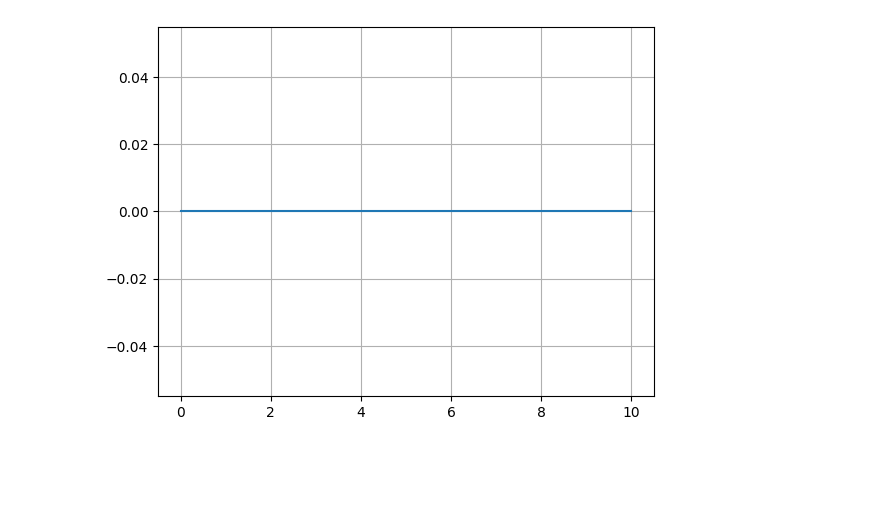
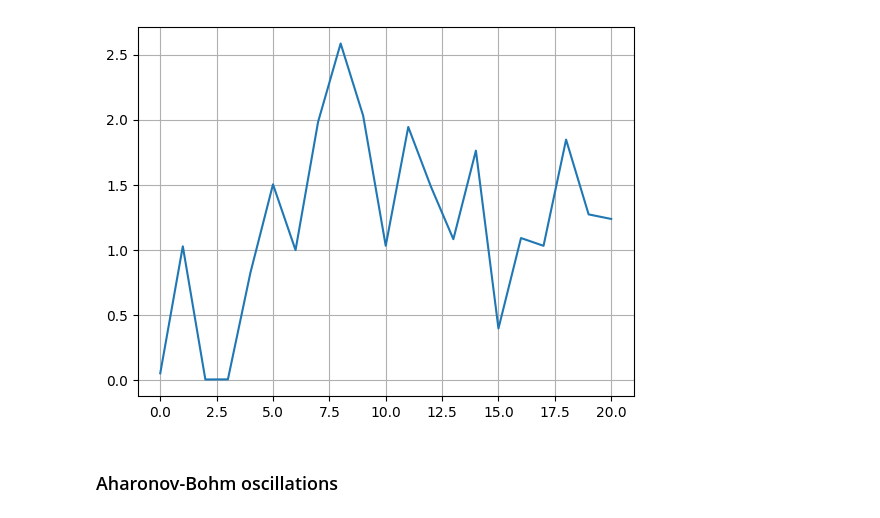
Before and after one commit to colinrenard/LELEC2710, a Jupyter notebook: SLG_Test_Marcello.ipynb, the cells around one changed output. Saved outputs shown, nothing was run; the diff lists cells and outputs as text; code cells hidden in the pictures; blank space fills up the shorter version.

```diff
--- a/SLG_Test_Marcello.ipynb
+++ b/SLG_Test_Marcello.ipynb
@@ -53,6 +53,7 @@ def potential(site, Vcnt, Vbg):
 s = 20
 a = 1/(4*np.sqrt(3)) * s
 t = 3 / s
+Ef = 0.1
 
 W = 360
 L = 360
@@ -69,21 +70,6 @@ pot = 5
 #    else:
 #        return V_bg
 
-def cnt_region(site):
-    x, y = site.pos
-    return -W_lead//2 < y < W_lead//2
-
-def cnt_potential(site, V_cnt, sigma=10):
-    x, y = site.pos
-    if -W_lead//2 < y < W_lead//2:
-        #r = np.sqrt(x**2 + y**2)  # radial distance from CNT center
-        #return V_cnt * np.exp(-r**2 / (2 * sigma**2))
-        return V_cnt
-    return 0
-
-def onsite_potential(site, V_cnt, V_bg):
-    return cnt_potential(site, V_cnt) + V_bg  # Combine potentials
-
 def rect(pos):
     x, y = pos
     if -L/2 < x < L/2 and -W/2 < y < W/2:
@@ -99,41 +85,41 @@ def lead_vertical(pos, W=W_lead):
     x, y = pos
     return -W/2 < y < W/2
 
-def system_maker(V_cnt):
+def system_maker(V_cnt_in, V_bg_in):
     lattice = kwant.lattice.general([(np.sqrt(3)*a, 0), (0, 3*a)], [(a*np.sqrt(3)/2, 0), (0, a/2), (0, 3*a/2)\
                                                                      , (a*np.sqrt(3)/2, 2*a)], norbs = 1)
     A, B, C, D = lattice.sublattices
     sys = kwant.Builder()
     hoppings = (((0, 0), B, A), ((0, 0), C, B), ((0, 0), D, C), ((-1, 0), A, B), ((-1, 0), D, C),((0, 1), A, D))
-    sys[lattice.shape(rect, (0,0))] = lambda ss: potential(ss, V_cnt, V_bg)
+    sys[lattice.shape(rect, (0,0))] = lambda ss: potential(ss, V_cnt_in, V_bg_in)
     sys[[kwant.builder.HoppingKind(*hopping) for hopping in hoppings]] = -t
     sys.eradicate_dangling()
 
     # Create leads
     sym0 = kwant.TranslationalSymmetry(lattice.vec((-1, 0)))
     lead0 = kwant.Builder(sym0)
-    lead0[lattice.shape(lead_vertical, (0, 0))] = 0
+    lead0[lattice.shape(lead_vertical, (0, 0))] = lambda ss: potential(ss, V_cnt_in, V_bg_in)
     lead0[lattice.neighbors()]= -t
     lead0.eradicate_dangling()
     sys.attach_lead(lead0)
 
     sym1 = kwant.TranslationalSymmetry(lattice.vec((1, 0)))
     lead1 = kwant.Builder(sym1)
-    lead1[lattice.shape(lead_vertical, (0, 0))] = 0
+    lead1[lattice.shape(lead_vertical, (0, 0))] = lambda ss: potential(ss, V_cnt_in, V_bg_in)
     lead1[lattice.neighbors()] = -t
     lead1.eradicate_dangling()
     sys.attach_lead(lead1)
 
     sym2 = kwant.TranslationalSymmetry(lattice.vec((0, 1)))
     lead2 = kwant.Builder(sym2)
-    lead2[lattice.shape(lead_horizontal, (0, 0))] = 0
+    lead2[lattice.shape(lead_horizontal, (0, 0))] = lambda ss: potential(ss, V_cnt_in, V_bg_in)
     lead2[lattice.neighbors()] = -t
     lead2.eradicate_dangling()
     sys.attach_lead(lead2)
 
     sym3 = kwant.TranslationalSymmetry(lattice.vec((0, -1)))
     lead3 = kwant.Builder(sym3)
-    lead3[lattice.shape(lead_horizontal, (0, 0))] = 0
+    lead3[lattice.shape(lead_horizontal, (0, 0))] = lambda ss: potential(ss, V_cnt_in, V_bg_in)
     lead3[lattice.neighbors()] = -t
     lead3.eradicate_dangling()
     sys.attach_lead(lead3)
@@ -151,21 +147,25 @@ The plotted data contains 1.66% of values overflowing upper limit 0.251662
 # %%
 # Function to compute conductance
 def compute_conductance(system, energy):
     smatrix = kwant.smatrix(system, energy)
     return smatrix.transmission(1, 0)
 
+# in_leads=[0], out_leads=[1,2,3])
+
 # Main simulation
-V_cnt_range = np.linspace(0, 10, 10)
+V_cnt_range = np.linspace(0, 20, 21)
 conductances = []
 #energies = np.linspace(-0.1, 0.1, 10)
-energies = 0.8
-for V_cnt in V_cnt_range:
-    sys = system_maker(V_cnt)
+energy = Ef
+for V_cnt_i in V_cnt_range:
+    sys = system_maker(V_cnt_i, V_bg)
     fsys = sys.finalized()
-    conductance = compute_conductance(fsys, energies)
+    conductance = compute_conductance(fsys, energy)
     conductances.append(conductance)
 
 plt.plot(V_cnt_range, conductances)
 plt.grid()
 # %% [output]
-[figure, old version]
+[figure, new version]
+# %% [markdown]
+### Aharonov-Bohm oscillations ###
```
Also changed, not shown: parts of 5 cells of this notebook.
